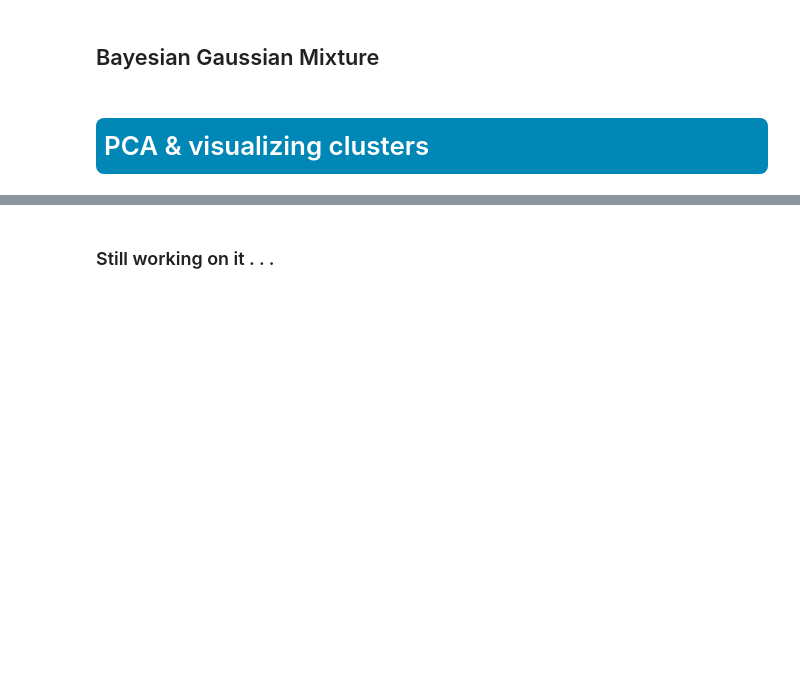
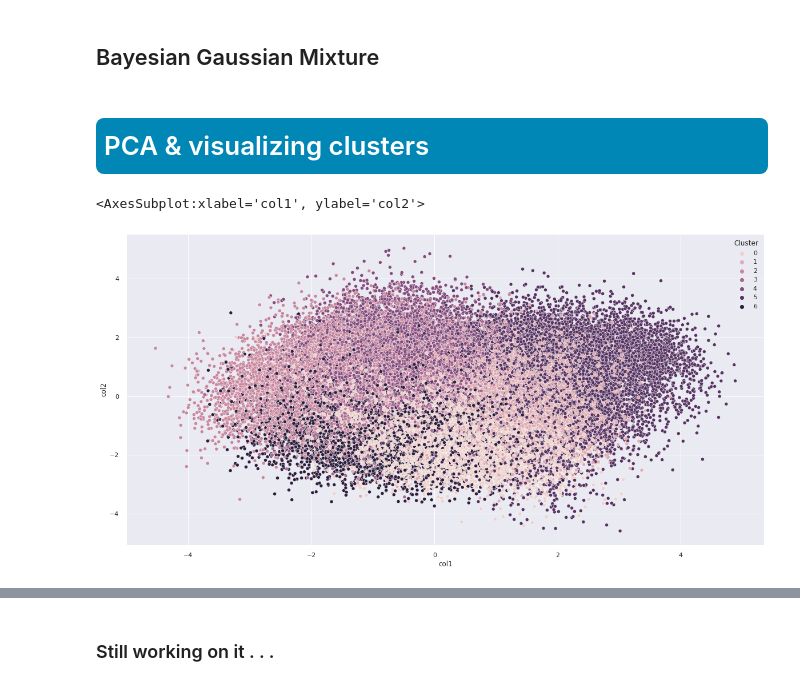
Before and after one commit to mehrdad-sadeghi/jupyter, a Jupyter notebook: tps-july2022-clustering-challenge-eda.ipynb, the cells around one changed output, grey strips where cells are left out. Drawn from its saved outputs; the diff is of its cells as text; code cells hidden in the pictures; blank space fills up the shorter version.

```diff
--- a/tps-july2022-clustering-challenge-eda.ipynb
+++ b/tps-july2022-clustering-challenge-eda.ipynb
@@ -206,7 +275,15 @@ sub.to_csv('submission.csv',index=False)
 # %% [markdown]
 <h1 id="addffswtjuja" style="color:white;background:#0087B6;padding:8px;border-radius:8px"> PCA & visualizing clusters
 # %%
-pca = PCA(n_components=3)
+#PCA
+pca = PCA(n_components=2)
 
-PCA_DF = pd.DataFrame(pca.fit_transform(X_scaled), columns=(["col1","col2","col3"]))
+PCA_DF = pd.DataFrame(pca.fit_transform(X_scaled), columns=(["col1","col2"]))
 PCA_DF["Cluster"]=preds
+
+# Plot
+plt.figure(figsize=(20,10))
+sns.scatterplot(x=PCA_DF['col1'], y=PCA_DF['col2'], hue=PCA_DF['Cluster'])
+# %% [output]
+<AxesSubplot:xlabel='col1', ylabel='col2'>
+[figure, added]
```
Also changed, not shown: parts of 17 cells of this notebook.
